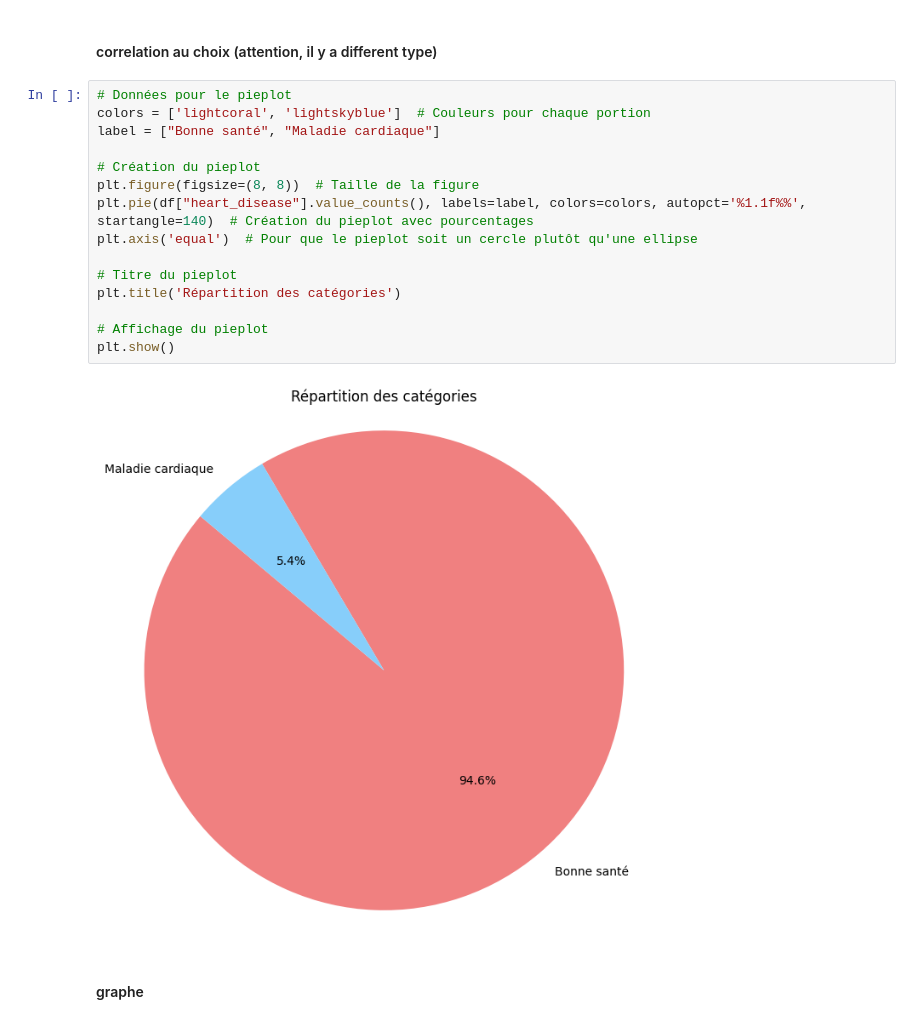
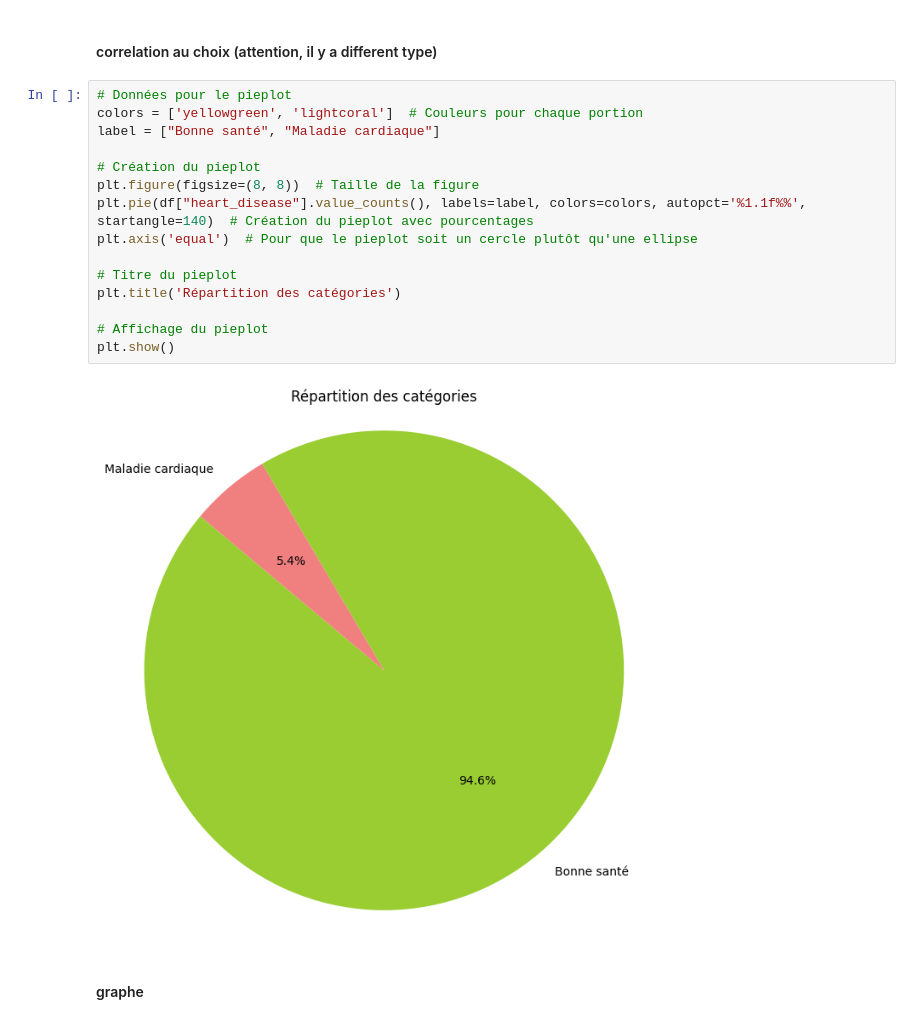
Before and after one commit to Antho-SJ/strocke-alert, a Jupyter notebook: Code/Modele.ipynb, the cells around one changed output. Drawn from its saved outputs; the diff is of its cells as text.

```diff
--- a/Code/Modele.ipynb
+++ b/Code/Modele.ipynb
@@ -143,21 +145,21 @@ plt.show()
 #### correlation au choix (attention, il y a different type)
 # %%
 # Données pour le pieplot
-colors = ['lightcoral', 'lightskyblue']  # Couleurs pour chaque portion
+colors = ['yellowgreen', 'lightcoral']  # Couleurs pour chaque portion
 label = ["Bonne santé", "Maladie cardiaque"]
 
 # Création du pieplot
 plt.figure(figsize=(8, 8))  # Taille de la figure
 plt.pie(df["heart_disease"].value_counts(), labels=label, colors=colors, autopct='%1.1f%%', startangle=140)  # Création du pieplot avec pourcentages
 plt.axis('equal')  # Pour que le pieplot soit un cercle plutôt qu'une ellipse
 
 # Titre du pieplot
 plt.title('Répartition des catégories')
 
 # Affichage du pieplot
 plt.show()
 # %% [output]
-[figure, old version]
+[figure, new version]
 # %% [markdown]
 #### graphe
 # %% [markdown]
```
Also changed, not shown: parts of 13 cells of this notebook.
